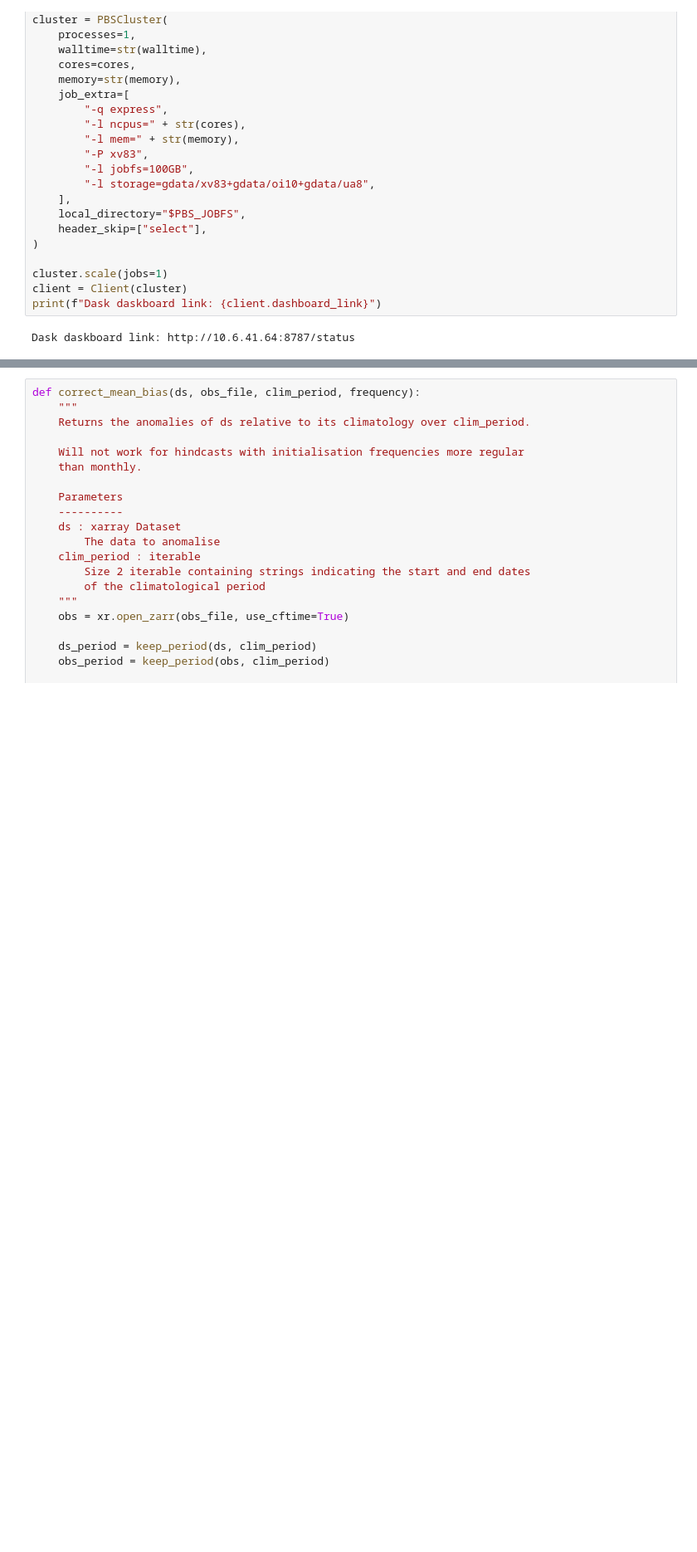
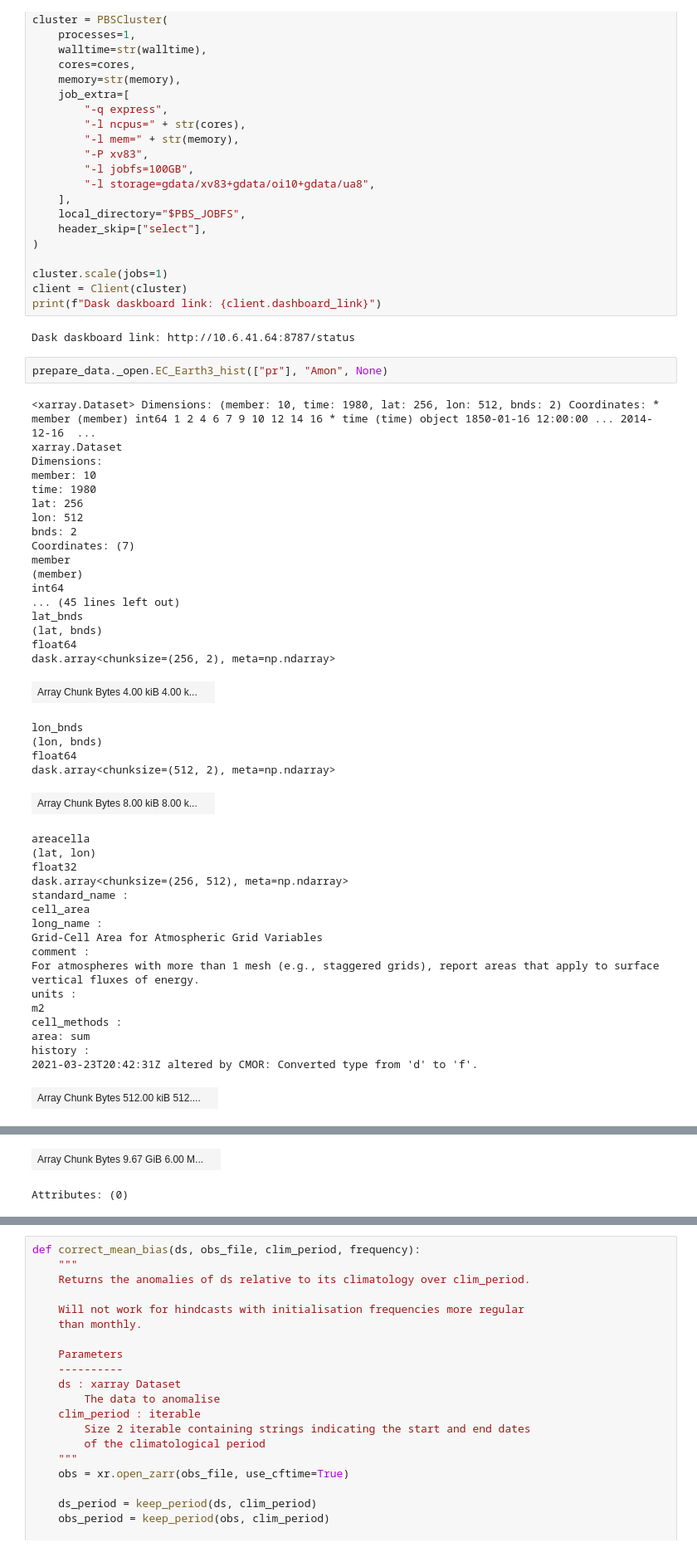
Before and after one commit to dougiesquire/CAFE-f6_documentation, a Jupyter notebook: notebooks/exploratory/prepare_data.ipynb, the cells around one changed output, grey strips where cells are left out. Shown at 83% size. Cells and saved outputs as stored; diff of their text form; blank space fills up the shorter version.

```diff
--- a/notebooks/exploratory/prepare_data.ipynb
+++ b/notebooks/exploratory/prepare_data.ipynb
@@ -44,3 +44,46 @@ client = Client(cluster)
 print(f"Dask daskboard link: {client.dashboard_link}")
 # %% [output]
 Dask daskboard link: http://10.6.41.64:8787/status
+# %%
+prepare_data._open.EC_Earth3_hist(["pr"], "Amon", None)
+# %% [output]
+<xarray.Dataset> Dimensions: (member: 10, time: 1980, lat: 256, lon: 512, bnds: 2) Coordinates: * member (member) int64 1 2 4 6 7 9 10 12 14 16 * time (time) object 1850-01-16 12:00:00 ... 2014-12-16  ...
+xarray.Dataset
+Dimensions:
+member: 10
+time: 1980
+lat: 256
+lon: 512
+bnds: 2
+Coordinates: (7)
+member
+(member)
+int64
+... (45 lines left out)
+lat_bnds
+(lat, bnds)
+float64
+dask.array<chunksize=(256, 2), meta=np.ndarray>
+| Array Chunk Bytes 4.00 kiB 4.00 k... |  |
+lon_bnds
+(lon, bnds)
+float64
+dask.array<chunksize=(512, 2), meta=np.ndarray>
+| Array Chunk Bytes 8.00 kiB 8.00 k... |  |
+areacella
+(lat, lon)
+float32
+dask.array<chunksize=(256, 512), meta=np.ndarray>
+standard_name :
+cell_area
+long_name :
+Grid-Cell Area for Atmospheric Grid Variables
+comment :
+For atmospheres with more than 1 mesh (e.g., staggered grids), report areas that apply to surface vertical fluxes of energy.
+units :
+m2
+cell_methods :
+area: sum
+history :
+2021-03-23T20:42:31Z altered by CMOR: Converted type from 'd' to 'f'.
+| Array Chunk Bytes 512.00 kiB 512.... |  |
@@ -47,3 +109,5 @@ Dask daskboard link: http://10.6.41.64:8787/status
+| Array Chunk Bytes 9.67 GiB 6.00 M... |  |
+Attributes: (0)
 # %%
 %%time
 
```
Also changed, not shown: parts of 8 cells of this notebook, 3 other files.
